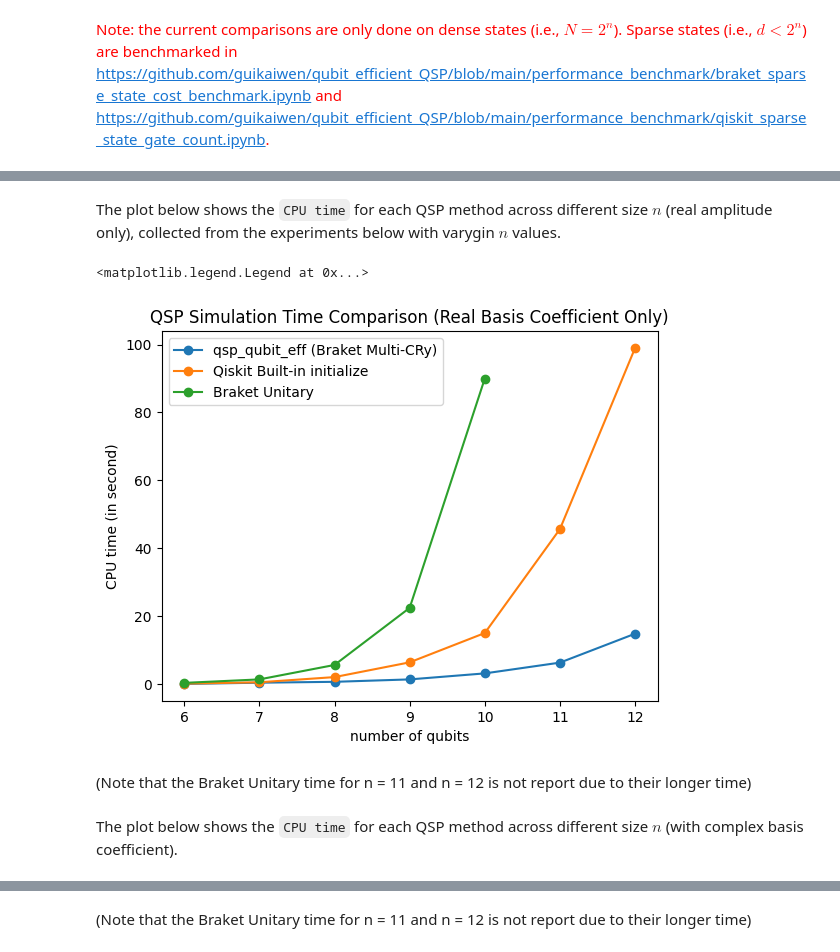
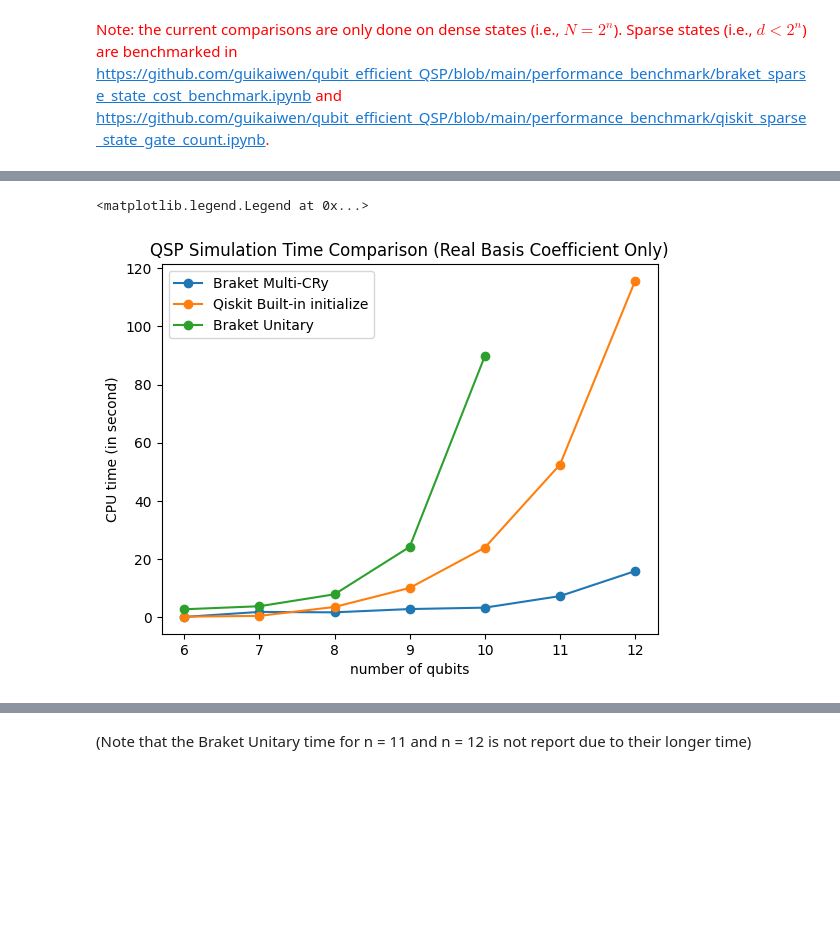
Before and after one commit to guikaiwen/qubit_efficient_QSP, a Jupyter notebook: performance_benchmark/dense_state_comparisons.ipynb, the cells around one changed output, grey strips where cells are left out. Saved outputs shown, nothing was run; the diff lists cells and outputs as text; code cells hidden in the pictures; blank space fills up the shorter version.

```diff
--- a/performance_benchmark/dense_state_comparisons.ipynb
+++ b/performance_benchmark/dense_state_comparisons.ipynb
@@ -14,0 +56,2 @@ In this notebook, we provide comparison of the execution time for quantum state
+# %%
+braket_time_arr_real, qiskit_time_arr_real, braket_unitary_time_arr_real = generate_time_comparison_arrays(6, 12, mode = "real")
@@ -16,27 +180,18 @@ In this notebook, we provide comparison of the execution time for quantum state
 import matplotlib as mpl
 import matplotlib.pyplot as plt
 import numpy as np
-# %% [markdown]
-The plot below shows the `CPU time` for each QSP method across different size $n$ (real amplitude only), collected from the experiments below with varygin $n$ values.
 # %%
 fig, ax = plt.subplots()  # Create a figure containing a single axes.
 n = 12
-braket_time_array = [0.121, 0.484, 0.739, 1.45, 3.22, 6.39, 14.9]
-qiskit_time_array = [0.204, 0.605, 2.13, 6.47, 15.1, 45.7, 99]
-braket_unitary_time_array = [0.427, 1.45, 5.70, 22.5, 90]
 x1 = range(6, n + 1)
 x2 = range(6, n - 2 + 1)
-ax.plot(x1, braket_time_array, label='qsp_qubit_eff (Braket Multi-CRy)', marker='o')
-ax.plot(x1, qiskit_time_array, label='Qiskit Built-in initialize', marker='o')
-ax.plot(x2, braket_unitary_time_array, label='Braket Unitary', marker='o')
+ax.plot(x1, braket_time_arr_real, label='Braket Multi-CRy', marker='o')
+ax.plot(x1, qiskit_time_arr_real, label='Qiskit Built-in initialize', marker='o')
+ax.plot(x2, braket_unitary_time_arr_real, label='Braket Unitary', marker='o')
 ax.set_xlabel('number of qubits')  # Add an x-label to the axes.
 ax.set_ylabel('CPU time (in second)')  # Add a y-label to the axes.
 ax.set_title("QSP Simulation Time Comparison (Real Basis Coefficient Only)")
 ax.legend()  # Add a legend.
 # %% [output]
 <matplotlib.legend.Legend at 0x...>
-[figure, old version]
+[figure, new version]
-# %% [markdown]
-(Note that the Braket Unitary time for n = 11 and n = 12 is not report due to their longer time)
-# %% [markdown]
-The plot below shows the `CPU time` for each QSP method across different size $n$ (with complex basis coefficient).
```
Also changed, not shown: parts of 60 cells of this notebook, 9 other files.
